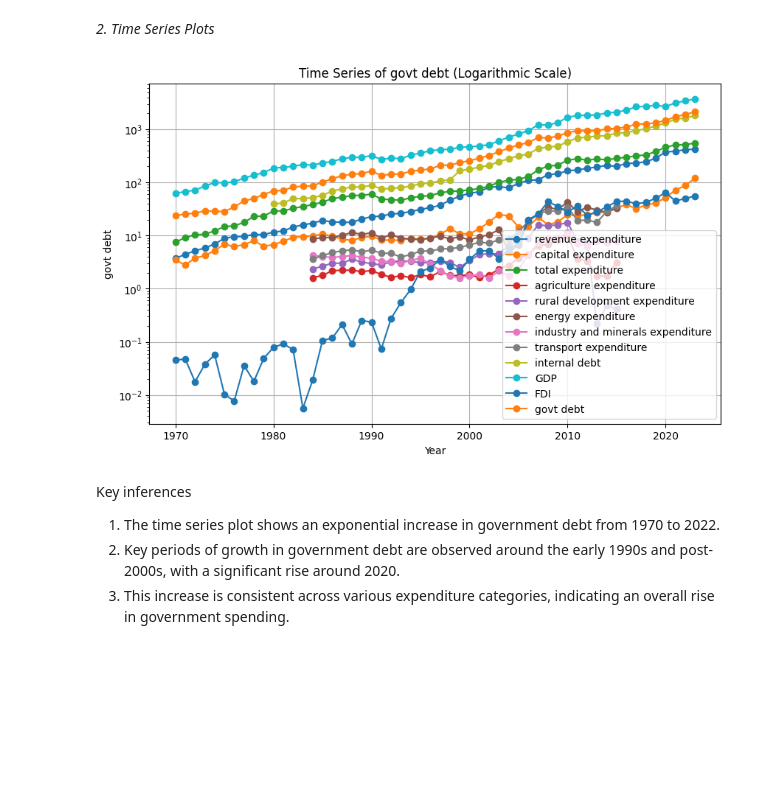
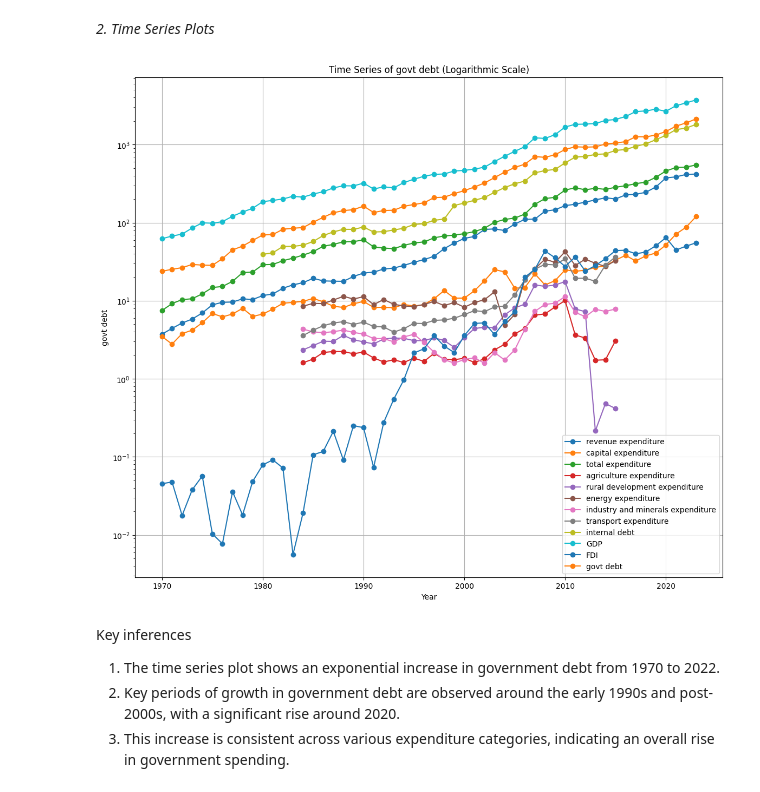
Before and after one commit to notadithyabhat/python_for_analytics_project, a Jupyter notebook: Step2-EDA.ipynb, the cells around one changed output. Cells and saved outputs as stored; diff of their text form; code cells hidden in the pictures; blank space fills up the shorter version.

```diff
--- a/Step2-EDA.ipynb
+++ b/Step2-EDA.ipynb
@@ -38,24 +38,24 @@ Key inferences:
 # %%
 import matplotlib.pyplot as plt
 
-plt.figure(figsize=(10, 6))
+plt.figure(figsize=(14, 12))
 
 # Plot time series for each key variable logarithmic
 for column in df_key_variables.columns:
     plt.semilogy(df['year'], df[column], marker='o')
     plt.title(f'Time Series of {column} (Logarithmic Scale)')
     plt.xlabel('Year')
     plt.ylabel(column)
     plt.grid(True)
     # plt.plot(df['year'], df[column], marker='o')
     # plt.title(f'Time Series of {column}')
     # plt.xlabel('Year')
     # plt.ylabel(column)
     # plt.grid(True)
 plt.legend(df_key_variables.columns)
 plt.show()
 # %% [output]
-[figure, old version]
+[figure, new version]
 # %% [markdown]
 Key inferences
 1. The time series plot shows an exponential increase in government debt from 1970 to 2022.
```
Also changed, not shown: parts of 2 cells of this notebook.
